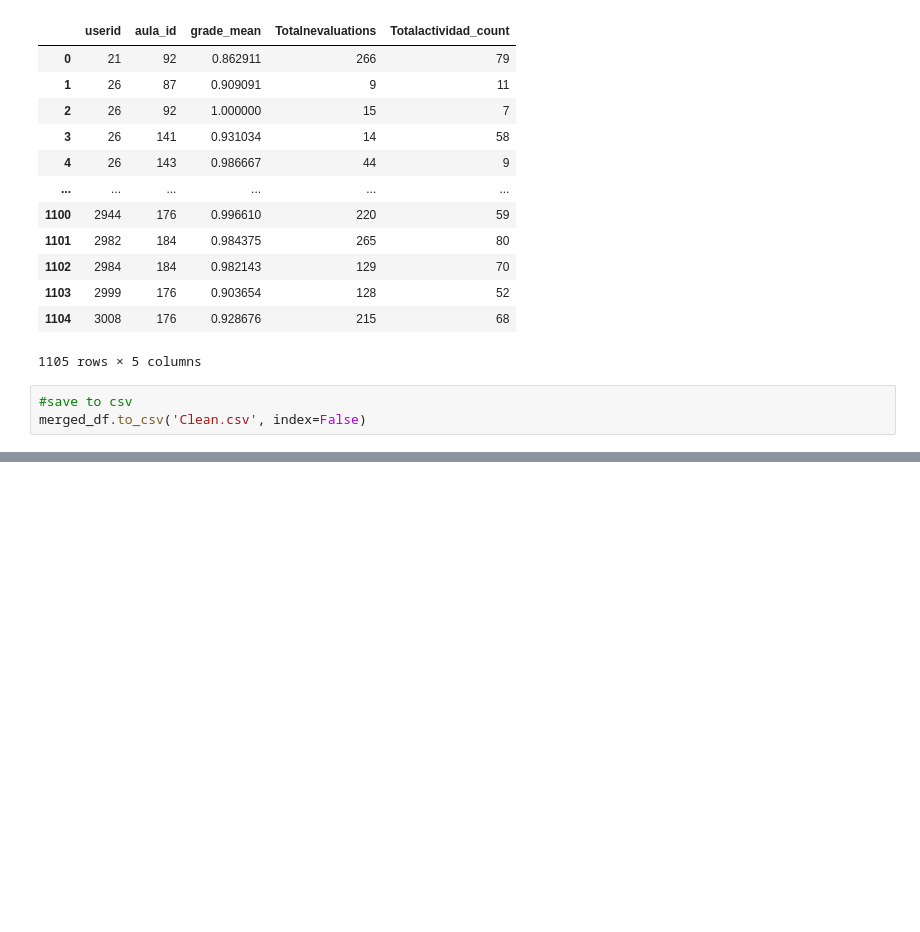
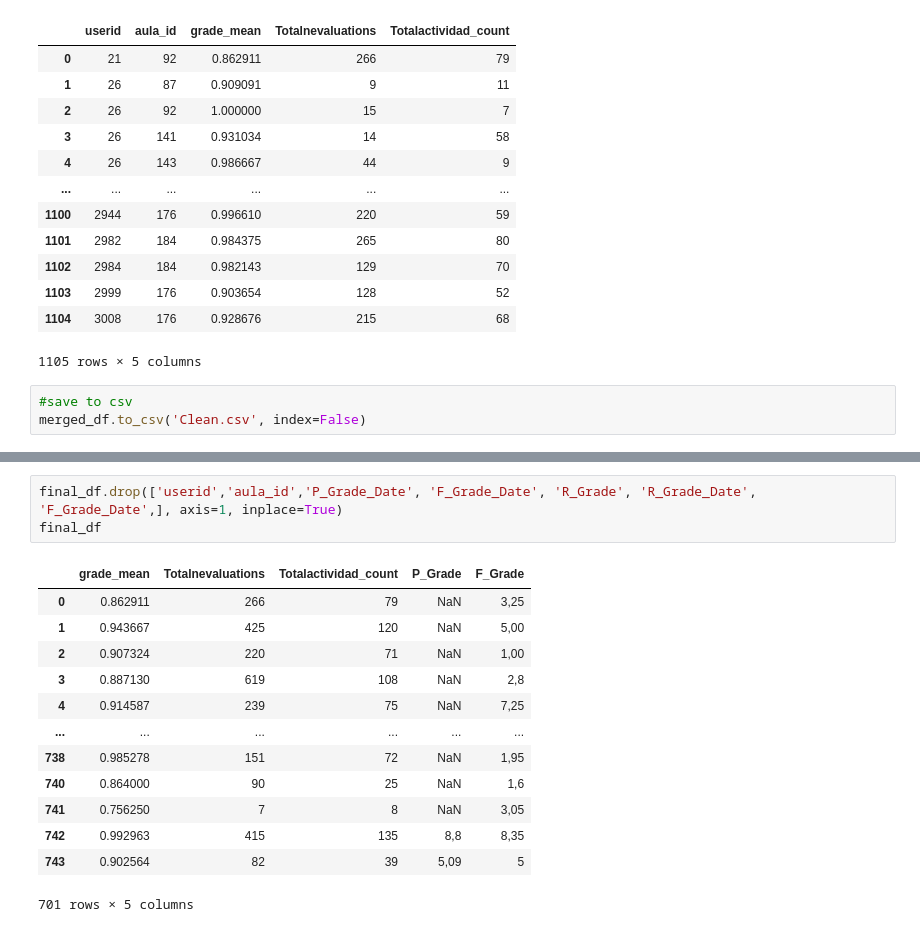
Before and after one commit to Miquel44/HACKATHONUAB, a Jupyter notebook: datathon.ipynb, the cells around one changed output, grey strips where cells are left out. Drawn from its saved outputs; the diff is of its cells as text; blank space fills up the shorter version.

```diff
--- a/datathon.ipynb
+++ b/datathon.ipynb
@@ -152 +154,18 @@ final_df
+# %%
+final_df.drop(['userid','aula_id','P_Grade_Date', 'F_Grade_Date', 'R_Grade', 'R_Grade_Date', 'F_Grade_Date',], axis=1, inplace=True)
+final_df
+# %% [output]
+|  | grade_mean | Totalnevaluations | Totalactividad_count | P_Grade | F_Grade |
+| 0 | 0.862911 | 266 | 79 | NaN | 3,25 |
+| 1 | 0.943667 | 425 | 120 | NaN | 5,00 |
+| 2 | 0.907324 | 220 | 71 | NaN | 1,00 |
+| 3 | 0.887130 | 619 | 108 | NaN | 2,8 |
+| 4 | 0.914587 | 239 | 75 | NaN | 7,25 |
+| ... | ... | ... | ... | ... | ... |
+| 738 | 0.985278 | 151 | 72 | NaN | 1,95 |
+| 740 | 0.864000 | 90 | 25 | NaN | 1,6 |
+| 741 | 0.756250 | 7 | 8 | NaN | 3,05 |
+| 742 | 0.992963 | 415 | 135 | 8,8 | 8,35 |
+| 743 | 0.902564 | 82 | 39 | 5,09 | 5 |
+701 rows × 5 columns
 # %%
```
Also changed, not shown: parts of 6 cells of this notebook.
